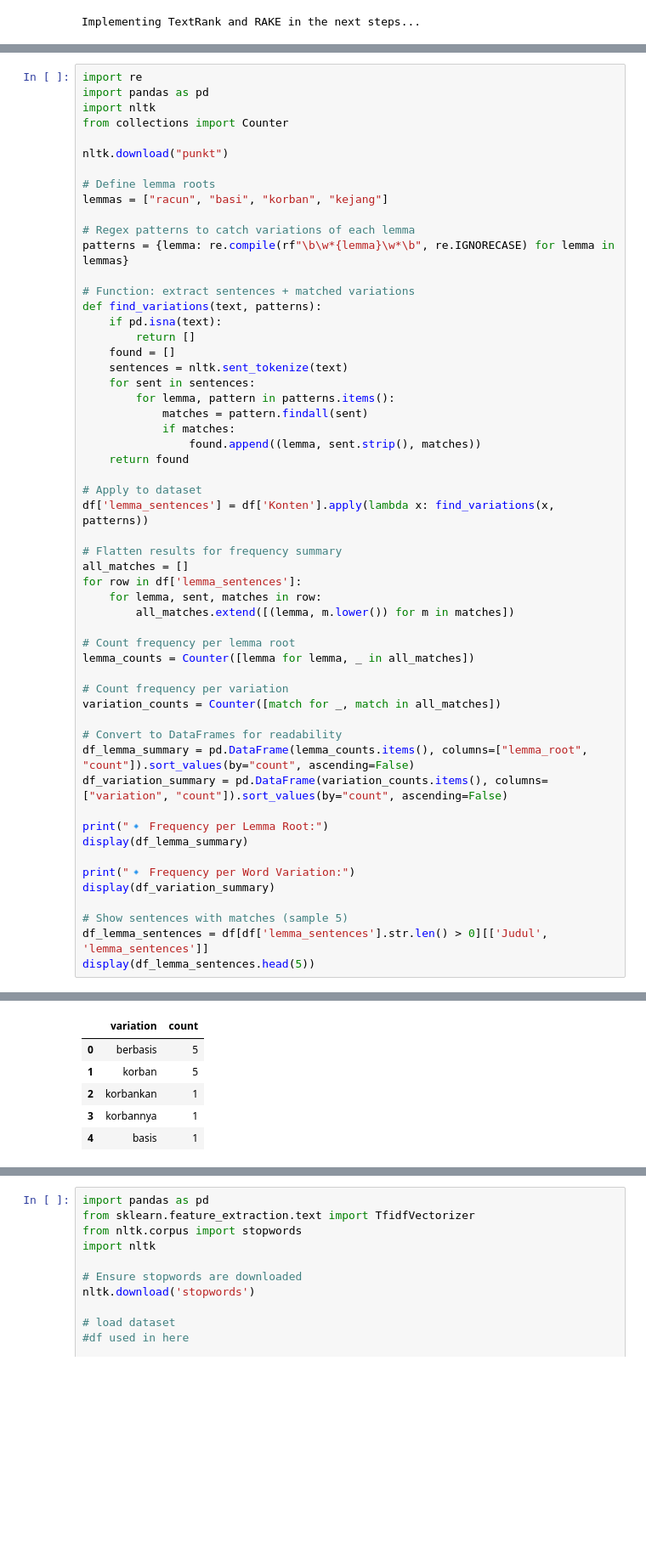
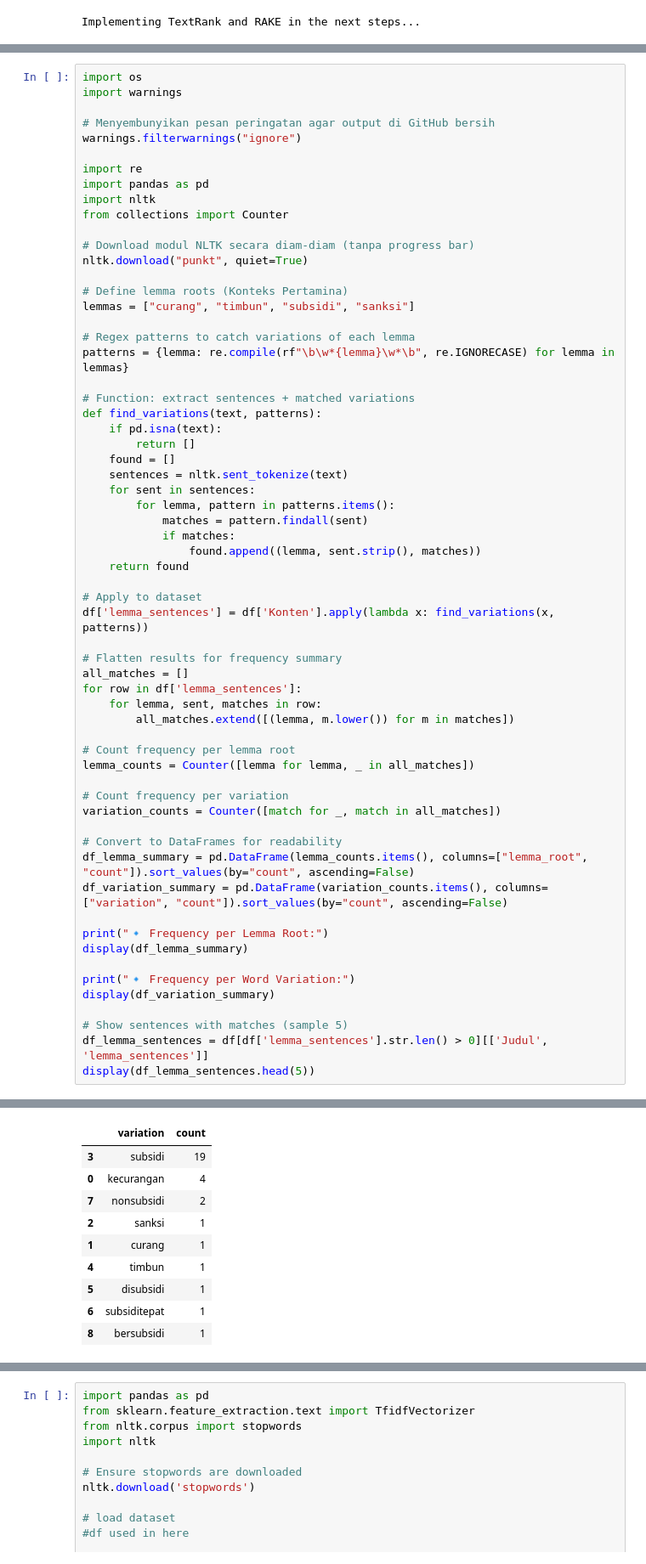
Before and after one commit to yeshaa23/Project-A-Kelompok-4-Pertamina-PBAGenap, a Jupyter notebook: Week_5_PBA_Text_Embedding_Pertamina.ipynb, the cells around one changed output, grey strips where cells are left out. Shown at 85% size. Drawn from its saved outputs; the diff is of its cells as text; blank space fills up the shorter version.

```diff
--- a/Week_5_PBA_Text_Embedding_Pertamina.ipynb
+++ b/Week_5_PBA_Text_Embedding_Pertamina.ipynb
@@ -281,13 +281,20 @@ dtype: float64
 # %%
+import os
+import warnings
+
+# Menyembunyikan pesan peringatan agar output di GitHub bersih
+warnings.filterwarnings("ignore")
+
 import re
 import pandas as pd
 import nltk
 from collections import Counter
 
-nltk.download("punkt")
+# Download modul NLTK secara diam-diam (tanpa progress bar)
+nltk.download("punkt", quiet=True)
 
-# Define lemma roots
-lemmas = ["racun", "basi", "korban", "kejang"]
+# Define lemma roots (Konteks Pertamina)
+lemmas = ["curang", "timbun", "subsidi", "sanksi"]
 
 # Regex patterns to catch variations of each lemma
 patterns = {lemma: re.compile(rf"\b\w*{lemma}\w*\b", re.IGNORECASE) for lemma in lemmas}
@@ -344,7 +351,11 @@ display(df_lemma_sentences.head(5))
 |  | variation | count |
-| 0 | berbasis | 5 |
-| 1 | korban | 5 |
-| 2 | korbankan | 1 |
-| 3 | korbannya | 1 |
-| 4 | basis | 1 |
+| 3 | subsidi | 19 |
+| 0 | kecurangan | 4 |
+| 7 | nonsubsidi | 2 |
+| 2 | sanksi | 1 |
+| 1 | curang | 1 |
+| 4 | timbun | 1 |
+| 5 | disubsidi | 1 |
+| 6 | subsiditepat | 1 |
+| 8 | bersubsidi | 1 |
 |  | Judul | lemma_sentences |
```
Also changed, not shown: parts of 19 cells of this notebook, 1 other file.
